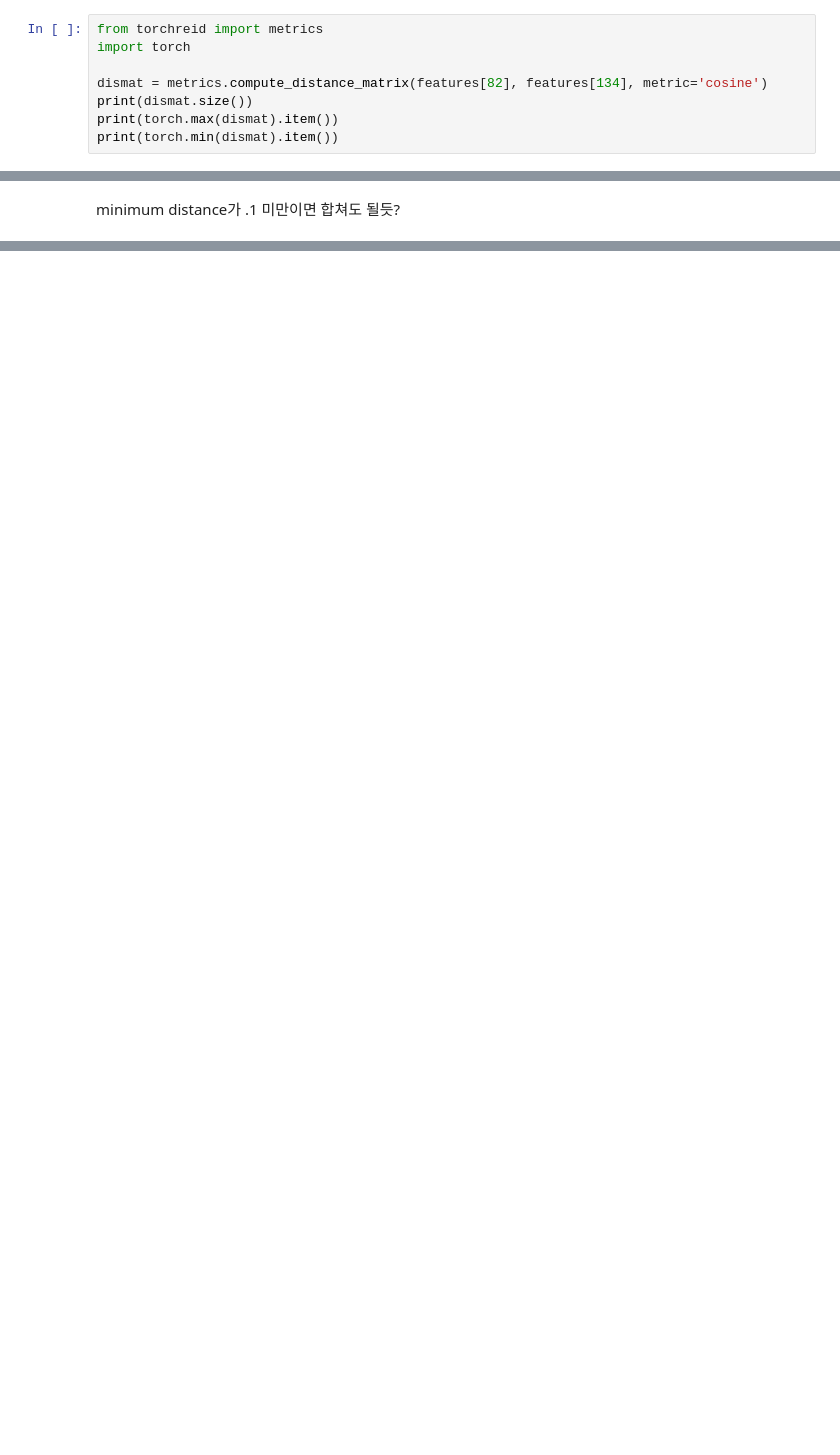
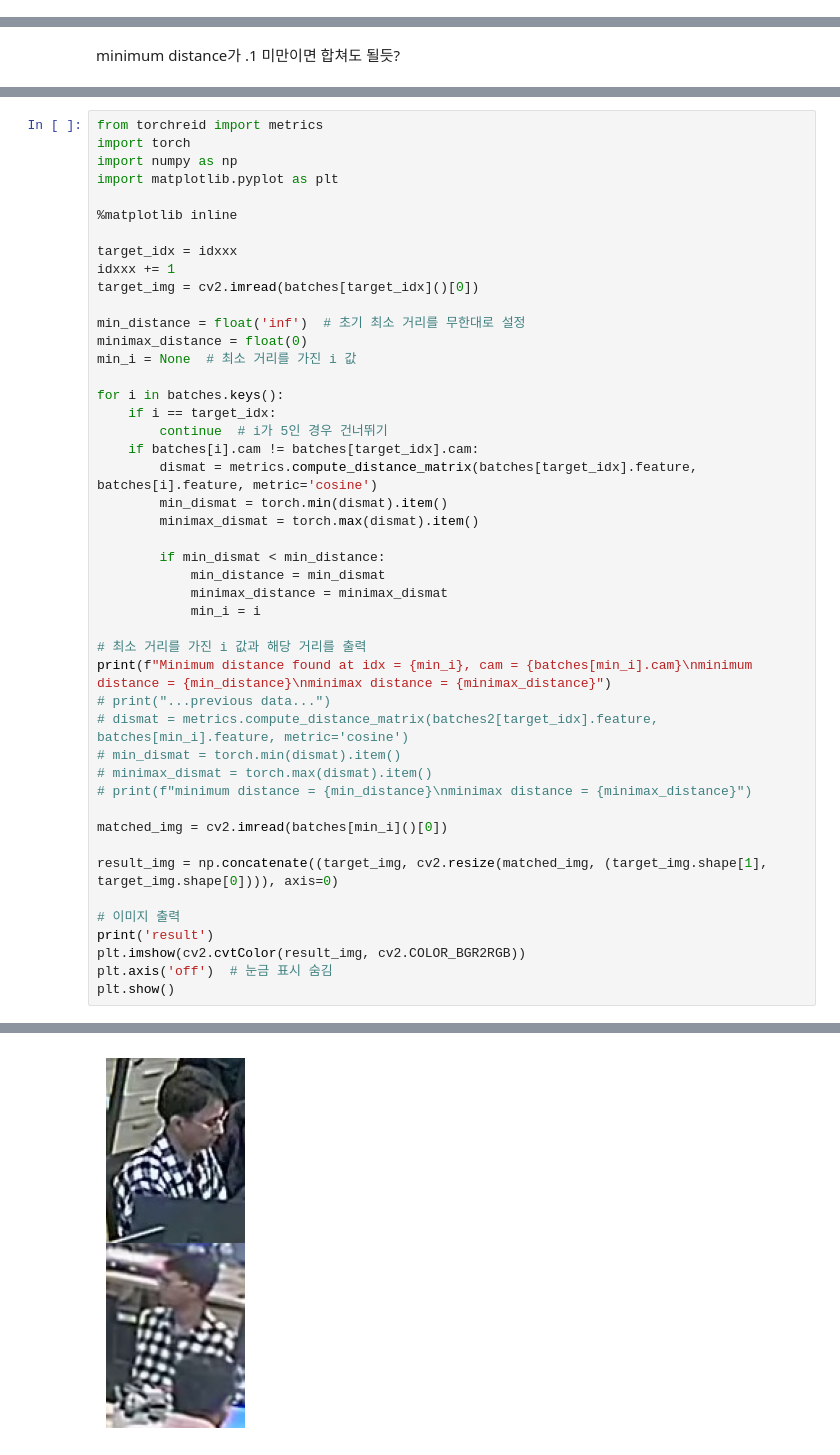
Before and after one commit to Preference-Kim/TrackAndRe-ID, a Jupyter notebook: project/reid.ipynb, the cells around one changed output, grey strips where cells are left out. Cells and saved outputs as stored; diff of their text form; blank space fills up the shorter version.

```diff
--- a/project/reid.ipynb
+++ b/project/reid.ipynb
@@ -112,8 +79,0 @@ torch.Size([199, 512])
-# %%
-from torchreid import metrics
-import torch
-
-dismat = metrics.compute_distance_matrix(features[82], features[134], metric='cosine')
-print(dismat.size())
-print(torch.max(dismat).item())
-print(torch.min(dismat).item())
@@ -125,0 +156,47 @@ minimum distance가 .1 미만이면 합쳐도 될듯?
+# %%
+from torchreid import metrics
+import torch
+import numpy as np
+import matplotlib.pyplot as plt
+
+%matplotlib inline
+
+target_idx = idxxx
+idxxx += 1
+target_img = cv2.imread(batches[target_idx]()[0])
+
+min_distance = float('inf')  # 초기 최소 거리를 무한대로 설정
+minimax_distance = float(0)
+min_i = None  # 최소 거리를 가진 i 값
+
+for i in batches.keys():
+    if i == target_idx:
+        continue  # i가 5인 경우 건너뛰기
+    if batches[i].cam != batches[target_idx].cam:
+        dismat = metrics.compute_distance_matrix(batches[target_idx].feature, batches[i].feature, metric='cosine')
+        min_dismat = torch.min(dismat).item()
+        minimax_dismat = torch.max(dismat).item()
+
+        if min_dismat < min_distance:
+            min_distance = min_dismat
+            minimax_distance = minimax_dismat
+            min_i = i
+
+# 최소 거리를 가진 i 값과 해당 거리를 출력
+print(f"Minimum distance found at idx = {min_i}, cam = {batches[min_i].cam}\nminimum distance = {min_distance}\nminimax distance = {minimax_distance}")
+# print("...previous data...")
+# dismat = metrics.compute_distance_matrix(batches2[target_idx].feature, batches[min_i].feature, metric='cosine')
+# min_dismat = torch.min(dismat).item()
+# minimax_dismat = torch.max(dismat).item()
+# print(f"minimum distance = {min_distance}\nminimax distance = {minimax_distance}")
+
+matched_img = cv2.imread(batches[min_i]()[0])
+
+result_img = np.concatenate((target_img, cv2.resize(matched_img, (target_img.shape[1], target_img.shape[0]))), axis=0)
+
+# 이미지 출력
+print('result')
+plt.imshow(cv2.cvtColor(result_img, cv2.COLOR_BGR2RGB))
+plt.axis('off')  # 눈금 표시 숨김
+plt.show()
+# %% [output]
@@ -125,0 +207 @@ minimum distance가 .1 미만이면 합쳐도 될듯?
+[figure, added]
```
Also changed, not shown: parts of 11 cells of this notebook, 14 other files.
